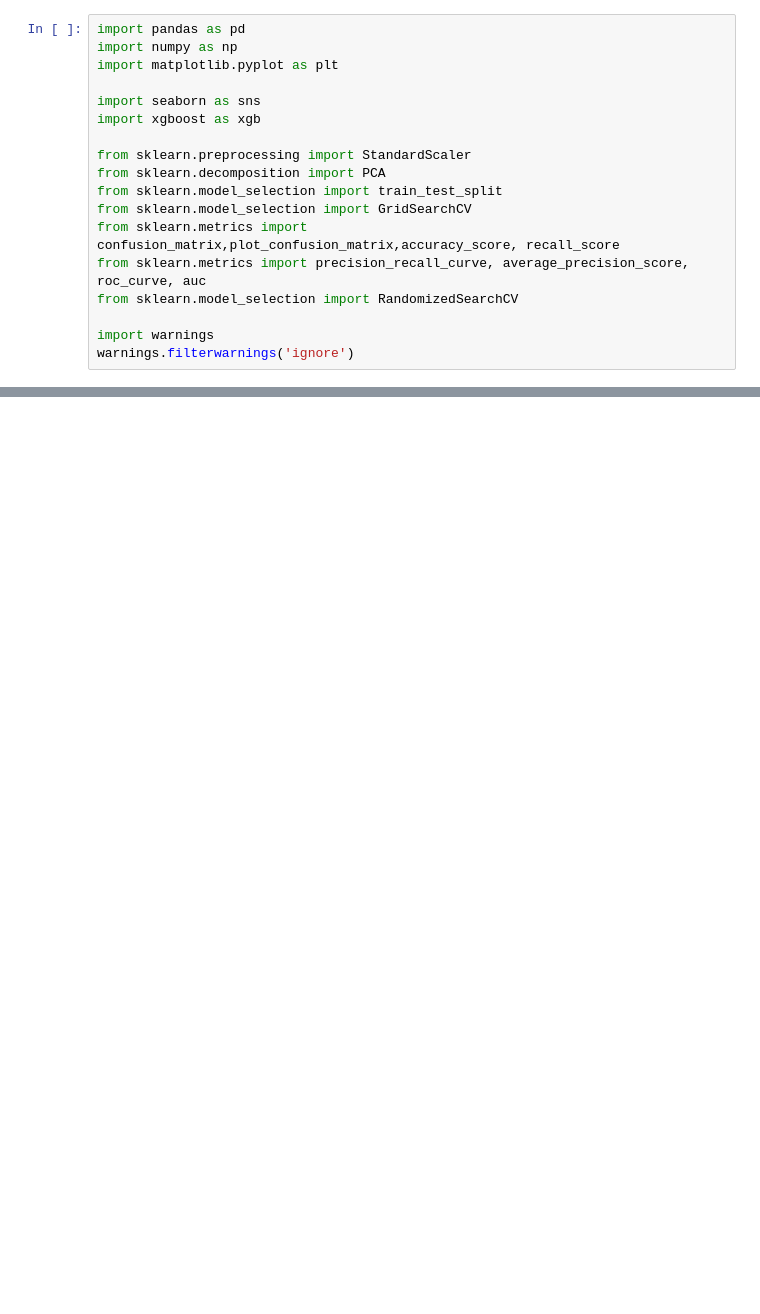
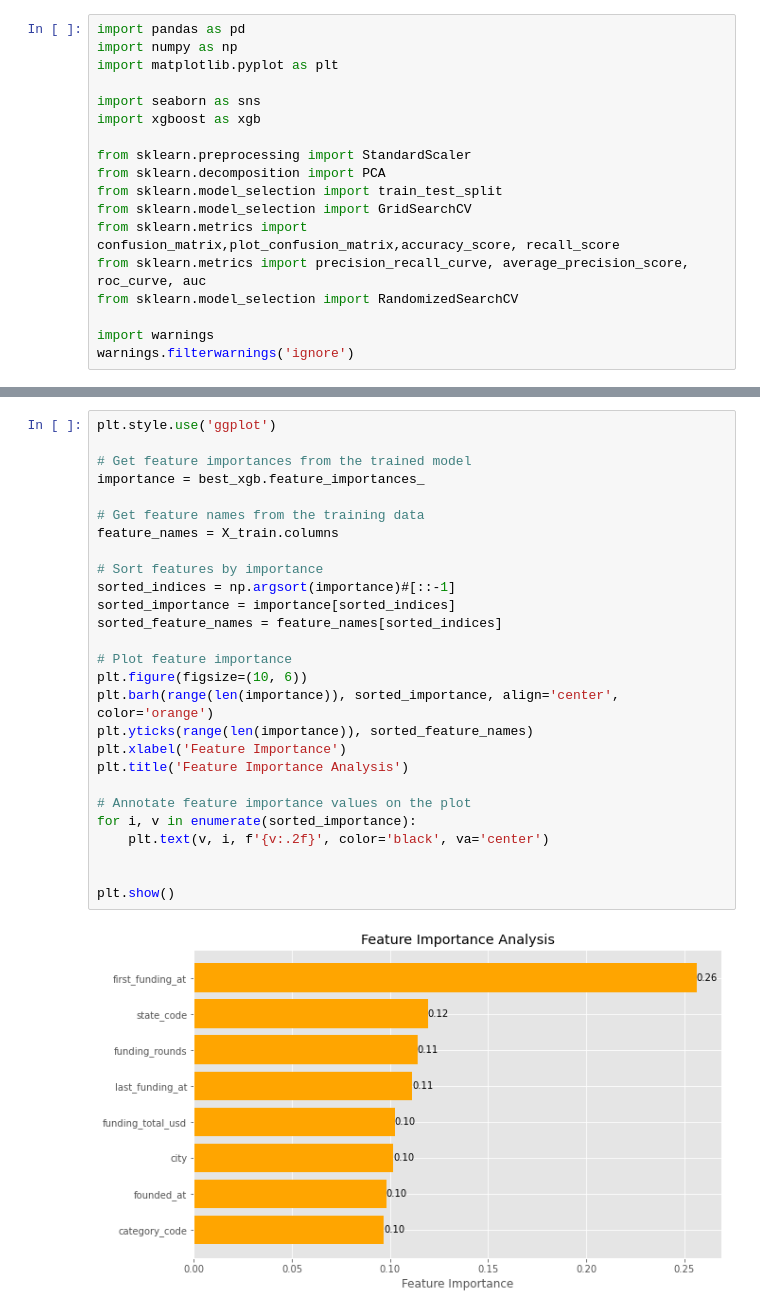
Before and after one commit to MarcLlopart/VC-Investments-Analysis, a Jupyter notebook: 6_classifier.ipynb, the cells around one changed output, grey strips where cells are left out. Drawn from its saved outputs; the diff is of its cells as text; blank space fills up the shorter version.

Commit message:
final model and network

```diff
--- a/6_classifier.ipynb
+++ b/6_classifier.ipynb
@@ -190,0 +383,29 @@ weighted avg       0.79      0.79      0.78       185
+# %%
+plt.style.use('ggplot')
+
+# Get feature importances from the trained model
+importance = best_xgb.feature_importances_
+
+# Get feature names from the training data
+feature_names = X_train.columns
+
+# Sort features by importance
+sorted_indices = np.argsort(importance)#[::-1]
+sorted_importance = importance[sorted_indices]
+sorted_feature_names = feature_names[sorted_indices]
+
+# Plot feature importance
+plt.figure(figsize=(10, 6))
+plt.barh(range(len(importance)), sorted_importance, align='center', color='orange')
+plt.yticks(range(len(importance)), sorted_feature_names)
+plt.xlabel('Feature Importance')
+plt.title('Feature Importance Analysis')
+
+# Annotate feature importance values on the plot
+for i, v in enumerate(sorted_importance):
+    plt.text(v, i, f'{v:.2f}', color='black', va='center')
+
+
+plt.show()
+# %% [output]
+[figure, added]
```
Also changed, not shown: parts of 24 cells of this notebook, 6 other files.
